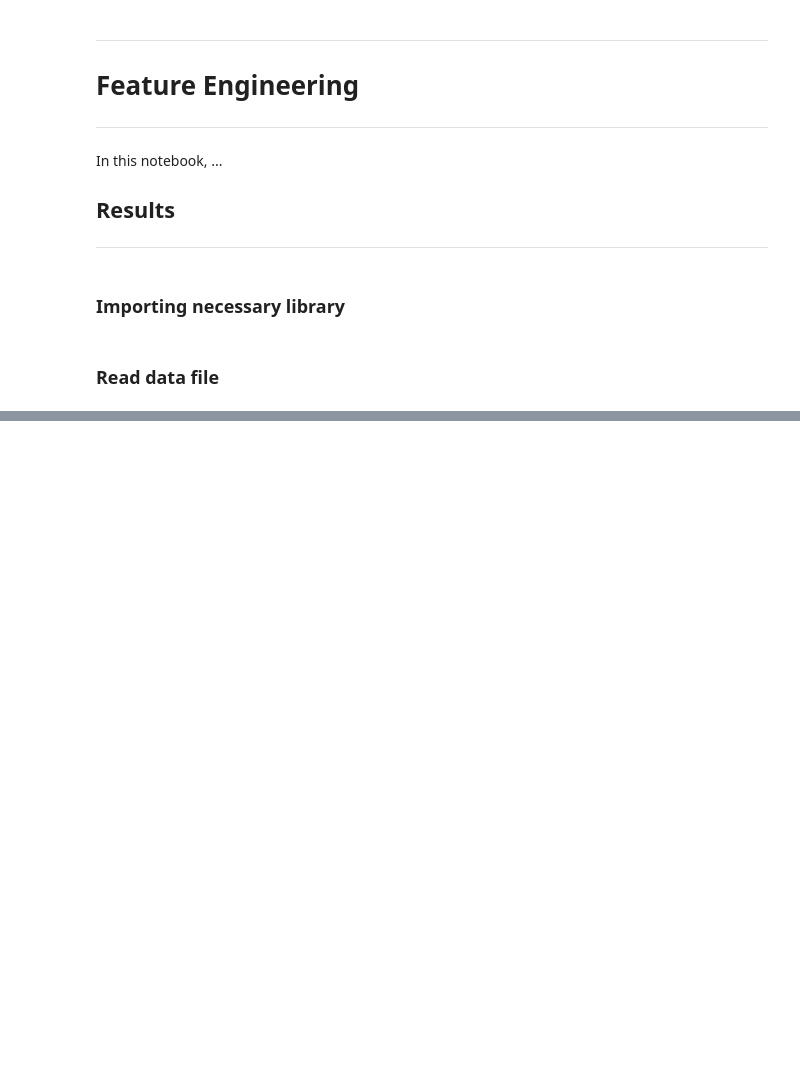
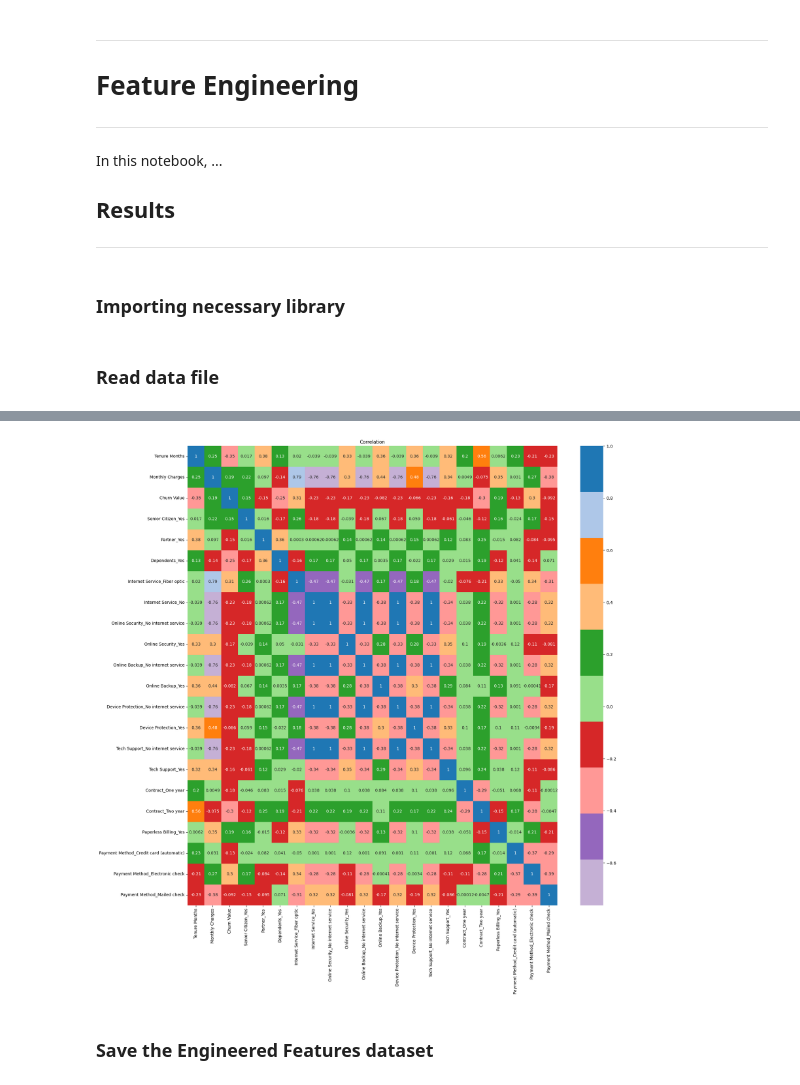
Before and after one commit to ABF-QC/Module2_Project2_team, a Jupyter notebook: notebook/Feature_Engineering.ipynb, the cells around one changed output, grey strips where cells are left out. Drawn from its saved outputs; the diff is of its cells as text; code cells hidden in the pictures; blank space fills up the shorter version.

```diff
--- a/notebook/Feature_Engineering.ipynb
+++ b/notebook/Feature_Engineering.ipynb
@@ -39,0 +89,17 @@ churn_df
+# %%
+# Create instance of OneHotEncoder
+encoder = OneHotEncoder(drop='first', sparse_output = False)
+
+# Encode the categorical columns
+encoded_cols = encoder.fit_transform(churn_df[col2encode])
+
+# Put the encoded column into a dataframe
+tmp_df = pd.DataFrame(encoded_cols, columns = encoder.get_feature_names_out(col2encode))
+
+# Removing categorical columns
+churn_df = churn_df.drop(columns=col2encode)
+
+# Join encoded dataframe to the rent_df dataframe
+churn_df = churn_df.join(tmp_df)
+
+churn_df.head(5)
@@ -39,0 +130,3 @@ churn_df
+# %%
+# Compute correlation
+corr = churn_df.select_dtypes(include=[float, int, bool]).corr()
@@ -39,0 +167,26 @@ churn_df
+# %%
+# Heatmap
+
+# Create the figure and adjust its size
+plt.figure(figsize = (20, 20))
+
+# I want to use a discrete color palette
+# to identify easily values close to 1 and 0
+palette = sns.color_palette("tab20",10)
+palette.reverse()
+
+# Create the box plot
+ax = sns.heatmap(data=corr, annot=True, cmap=palette)
+
+# Set the title
+ax.set_title('Correlation', fontsize = 11)
+
+# Saving the plot t be able to zoom in
+plt.savefig('../graph/Correlation_heatmap.png')
+
+# Show plot
+plt.show()
+# %% [output]
+[figure, added]
+# %% [markdown]
+### Save the Engineered Features dataset
```
Also changed, not shown: parts of 12 cells of this notebook, 1 other file.
